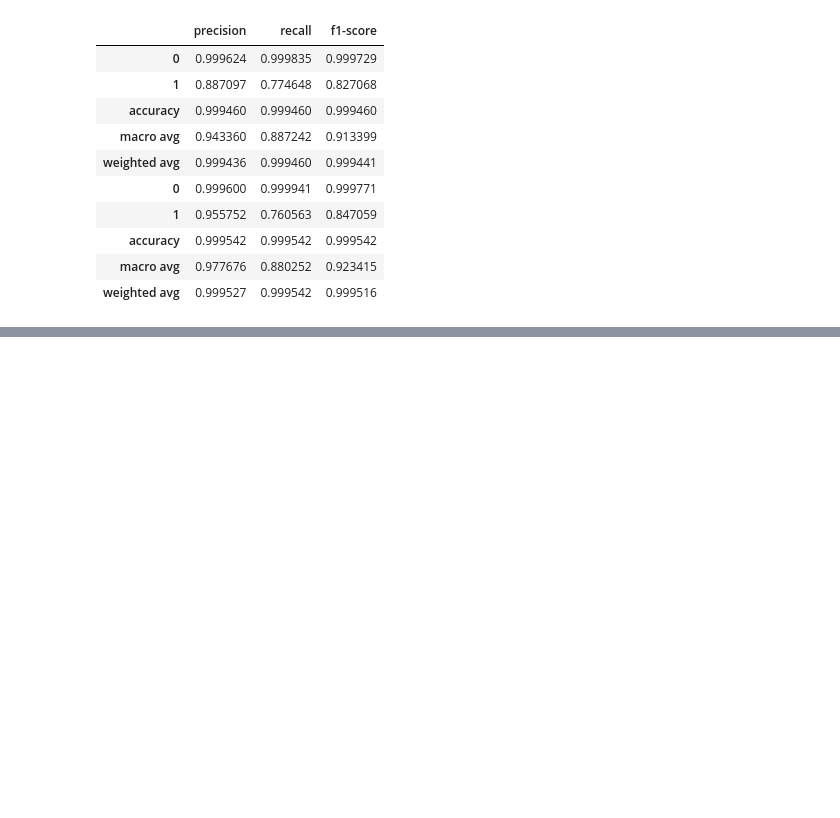
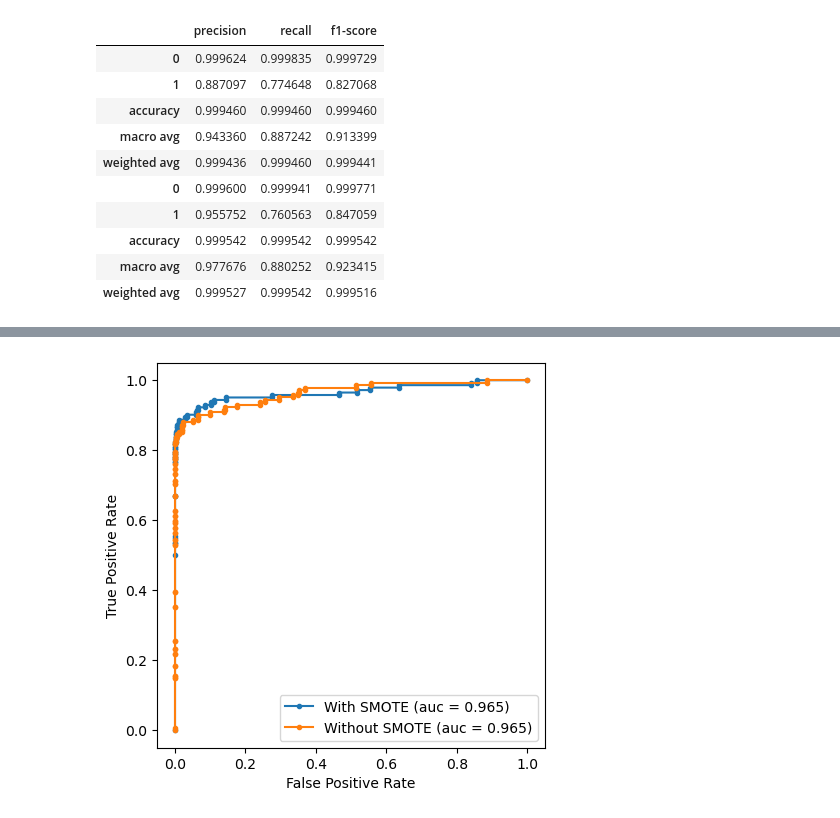
Before and after one commit to Gabrielmarqs12/ML-Fraud-Detection-Research, a Jupyter notebook: notebooks/machine learning/Model _Comparison.ipynb, the cells around one changed output, grey strips where cells are left out. Saved outputs shown, nothing was run; the diff lists cells and outputs as text; code cells hidden in the pictures; blank space fills up the shorter version.

Commit message:
Model Comparison Update: Logistic Regression

```diff
--- a/notebooks/machine learning/Model _Comparison.ipynb
+++ b/notebooks/machine learning/Model _Comparison.ipynb
@@ -168,0 +175,25 @@ display(df_results[['precision', 'recall', 'f1-score']])
+# %%
+# Selecting Logistic regression as the model to train
+# And normalizing the data with Standard Scaler to prevent performance instability
+lr_model_smote = Pipeline([('scaler', StandardScaler()), ('model', LogisticRegression(max_iter = 1000, random_state = 36))])
+
+lr_model_no_smote = Pipeline([('scaler', StandardScaler()), ('model', LogisticRegression(max_iter = 1000, random_state = 36))])
+
+# Generating TPR and FPR with SMOTE
+smote_fpr, smote_tpr, smote_auc = generate_roc_data(lr_model_smote, x_train, y_train, x_test, y_test, use_smote = True)
+
+# Generating predictions based on the trained model (with SMOTE)
+y_predict_smote = lr_model_smote.predict(x_test)
+
+# Generating TPR and FPR without SMOTE
+no_smote_fpr, no_smote_tpr, no_smote_auc = generate_roc_data(lr_model_no_smote, x_train, y_train, x_test, y_test, use_smote = False)
+
+# Generating predictions based on the trained model (without SMOTE)
+y_predict_no_smote = lr_model_no_smote.predict(x_test)
+# %%
+# Plotting the positive rate chart, comparing both results
+compare_roc_auc(smote_fpr, smote_tpr,
+                no_smote_fpr, no_smote_tpr,
+                smote_auc, no_smote_auc)
+# %% [output]
+[figure, added]
```
Also changed, not shown: parts of 5 cells of this notebook.
